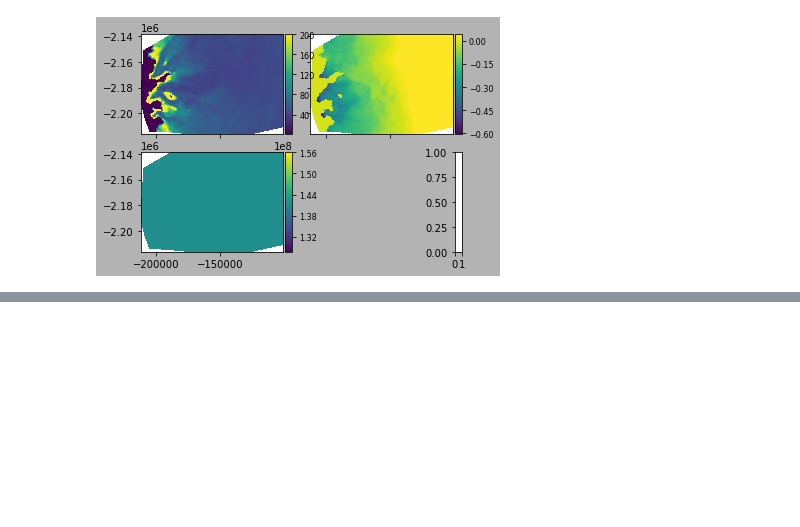
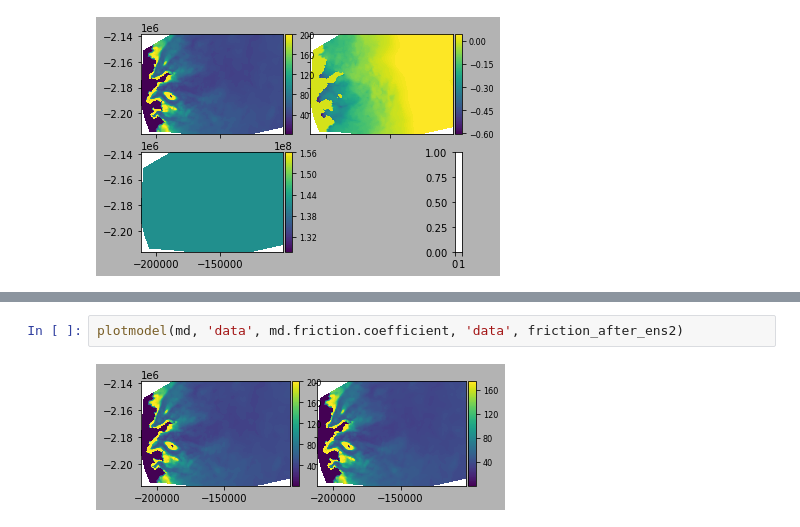
Before and after one commit to dfelikson/GrIS_Outlet_Glacier_Seasonal_dhdt, a Jupyter notebook: runme_terminus_lhs.ipynb, the cells around one changed output, grey strips where cells are left out. Saved outputs shown, nothing was run; the diff lists cells and outputs as text; blank space fills up the shorter version.

```diff
--- a/runme_terminus_lhs.ipynb
+++ b/runme_terminus_lhs.ipynb
@@ -139,0 +144,4 @@ materials_rheology_B_after = md.materials.rheology_B + [md.materials.rheology_B
+# %%
+plotmodel(md, 'data', md.friction.coefficient, 'data', friction_after_ens2)
+# %% [output]
+[figure, added]
```
Also changed, not shown: parts of 25 cells of this notebook.
